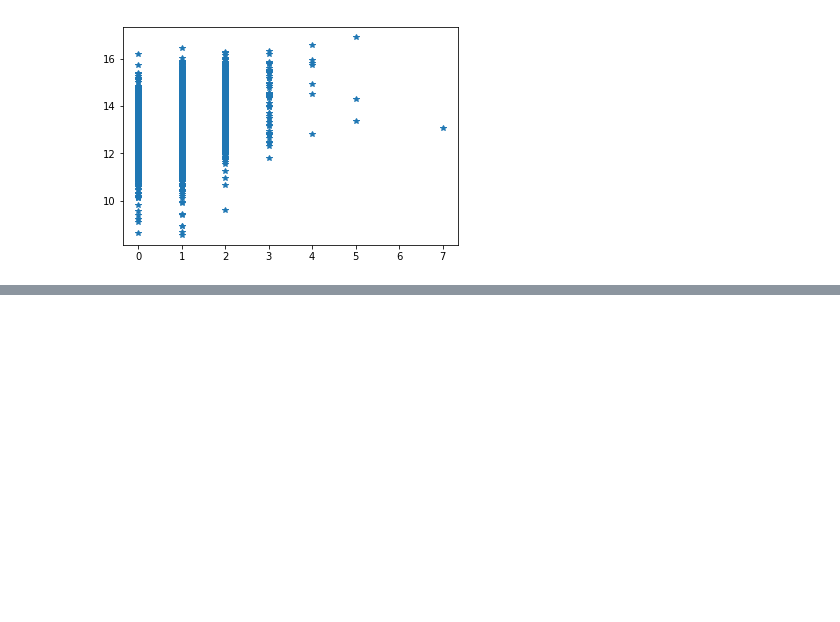
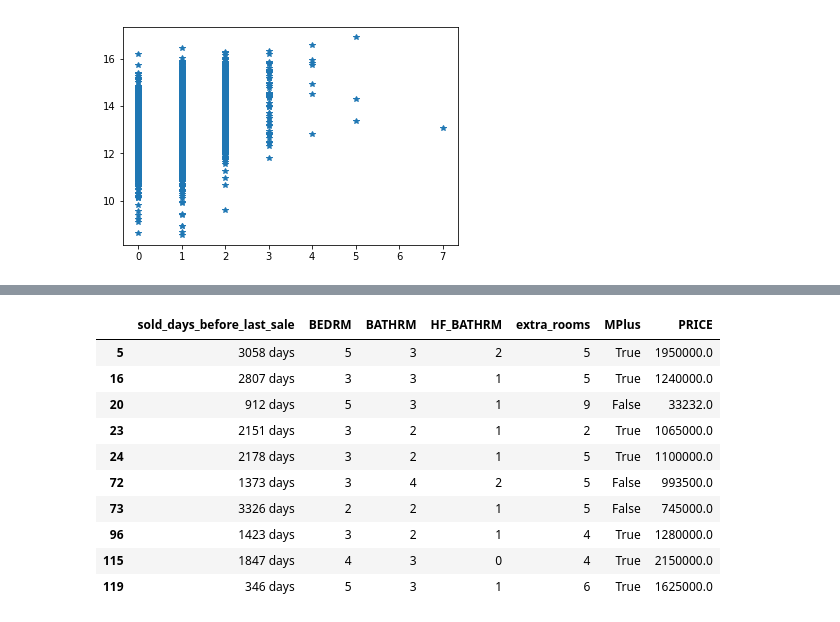
Before and after one commit to nt-ds/dc-residential-properties-analysis, a Jupyter notebook: eda/Housing_Exploration_Sean.ipynb, the cells around one changed output, grey strips where cells are left out. Saved outputs shown, nothing was run; the diff lists cells and outputs as text; code cells hidden in the pictures; blank space fills up the shorter version.

```diff
--- a/eda/Housing_Exploration_Sean.ipynb
+++ b/eda/Housing_Exploration_Sean.ipynb
@@ -360,0 +366,2 @@ plt.plot(Houses.HF_BATHRM, np.log(Houses.PRICE), '*')
+# %%
+Houses['MPlus'] = (Houses.PRICE > 1000000)
@@ -360,0 +377,3 @@ plt.plot(Houses.HF_BATHRM, np.log(Houses.PRICE), '*')
+# %%
+X_feats = ['sold_days_before_last_sale', 'BEDRM', 'BATHRM', 'HF_BATHRM', 'extra_rooms']
+y = Houses.MPlus
@@ -360,0 +389,2 @@ plt.plot(Houses.HF_BATHRM, np.log(Houses.PRICE), '*')
+# %%
+Cols = X_feats + ['MPlus', 'PRICE']
@@ -360,0 +401,14 @@ plt.plot(Houses.HF_BATHRM, np.log(Houses.PRICE), '*')
+# %%
+Houses[Cols].head(10)
+# %% [output]
+|  | sold_days_before_last_sale | BEDRM | BATHRM | HF_BATHRM | extra_rooms | MPlus | PRICE |
+| 5 | 3058 days | 5 | 3 | 2 | 5 | True | 1950000.0 |
+| 16 | 2807 days | 3 | 3 | 1 | 5 | True | 1240000.0 |
+| 20 | 912 days | 5 | 3 | 1 | 9 | False | 33232.0 |
+| 23 | 2151 days | 3 | 2 | 1 | 2 | True | 1065000.0 |
+| 24 | 2178 days | 3 | 2 | 1 | 5 | True | 1100000.0 |
+| 72 | 1373 days | 3 | 4 | 2 | 5 | False | 993500.0 |
+| 73 | 3326 days | 2 | 2 | 1 | 5 | False | 745000.0 |
+| 96 | 1423 days | 3 | 2 | 1 | 4 | True | 1280000.0 |
+| 115 | 1847 days | 4 | 3 | 0 | 4 | True | 2150000.0 |
+| 119 | 346 days | 5 | 3 | 1 | 6 | True | 1625000.0 |
```
Also changed, not shown: parts of 4 cells of this notebook.
